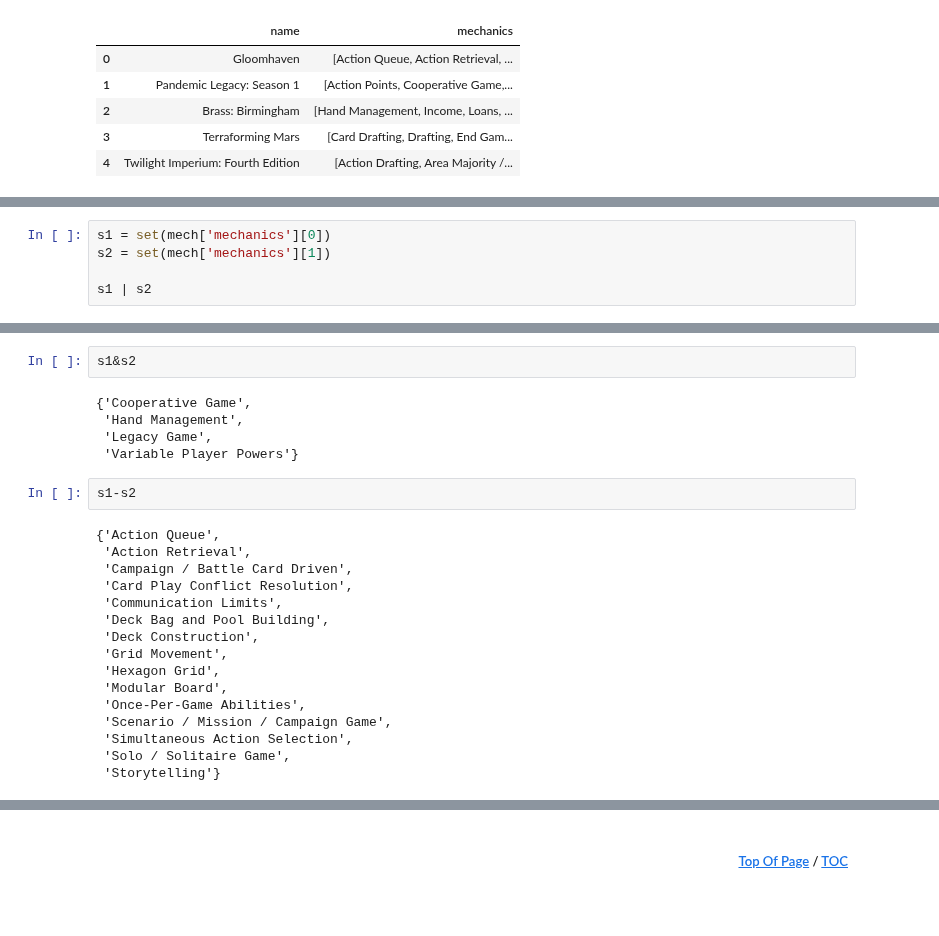
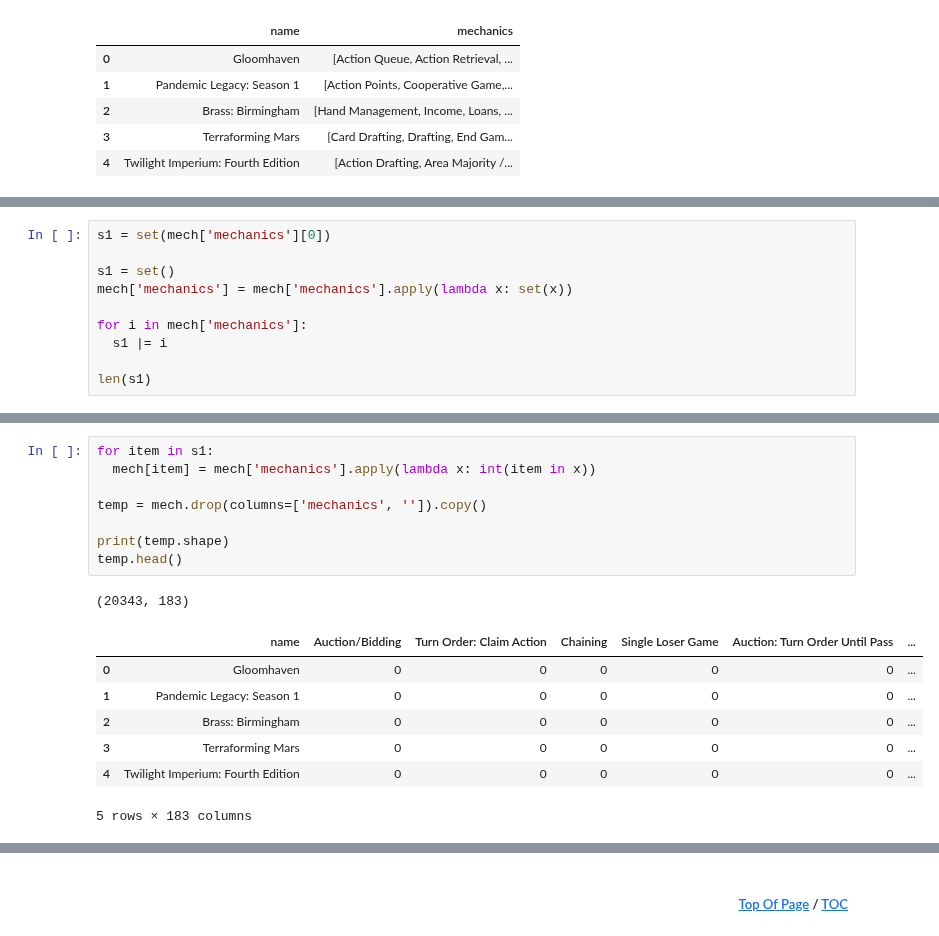
Before and after one commit to jdormaar/Boardgame_Preferences_Predictive_Analysis, a Jupyter notebook: Competitions/board_game_JD/workbook/notebook.ipynb, the cells around one changed output, grey strips where cells are left out. Drawn from its saved outputs; the diff is of its cells as text; blank space fills up the shorter version.

Commit message:
EDA mechanics, added csv of one-hot-encoded mechanics

```diff
--- a/Competitions/board_game_JD/workbook/notebook.ipynb
+++ b/Competitions/board_game_JD/workbook/notebook.ipynb
@@ -795,6 +746,11 @@ mech_set
 # %%
 s1 = set(mech['mechanics'][0])
-s2 = set(mech['mechanics'][1])
 
-s1 | s2
+s1 = set()
+mech['mechanics'] = mech['mechanics'].apply(lambda x: set(x))
+
+for i in mech['mechanics']:
+  s1 |= i
+
+len(s1)
 # %% [output]
@@ -818,25 +758,17 @@ s1 | s2
-# %%
-s1&s2
-# %% [output]
-{'Cooperative Game',
- 'Hand Management',
- 'Legacy Game',
- 'Variable Player Powers'}
-# %%
-s1-s2
-# %% [output]
-{'Action Queue',
- 'Action Retrieval',
- 'Campaign / Battle Card Driven',
- 'Card Play Conflict Resolution',
- 'Communication Limits',
- 'Deck Bag and Pool Building',
- 'Deck Construction',
- 'Grid Movement',
- 'Hexagon Grid',
- 'Modular Board',
- 'Once-Per-Game Abilities',
- 'Scenario / Mission / Campaign Game',
- 'Simultaneous Action Selection',
- 'Solo / Solitaire Game',
- 'Storytelling'}
+# %%
+for item in s1:
+  mech[item] = mech['mechanics'].apply(lambda x: int(item in x))
+
+temp = mech.drop(columns=['mechanics', '']).copy()
+
+print(temp.shape)
+temp.head()
+# %% [output]
+(20343, 183)
+|  | name | Auction/Bidding | Turn Order: Claim Action | Chaining | Single Loser Game | Auction: Turn Order Until Pass | ... |
+| 0 | Gloomhaven | 0 | 0 | 0 | 0 | 0 | ... |
+| 1 | Pandemic Legacy: Season 1 | 0 | 0 | 0 | 0 | 0 | ... |
+| 2 | Brass: Birmingham | 0 | 0 | 0 | 0 | 0 | ... |
+| 3 | Terraforming Mars | 0 | 0 | 0 | 0 | 0 | ... |
+| 4 | Twilight Imperium: Fourth Edition | 0 | 0 | 0 | 0 | 0 | ... |
+5 rows × 183 columns
```
Also changed, not shown: parts of 11 cells of this notebook, 1 other file.
